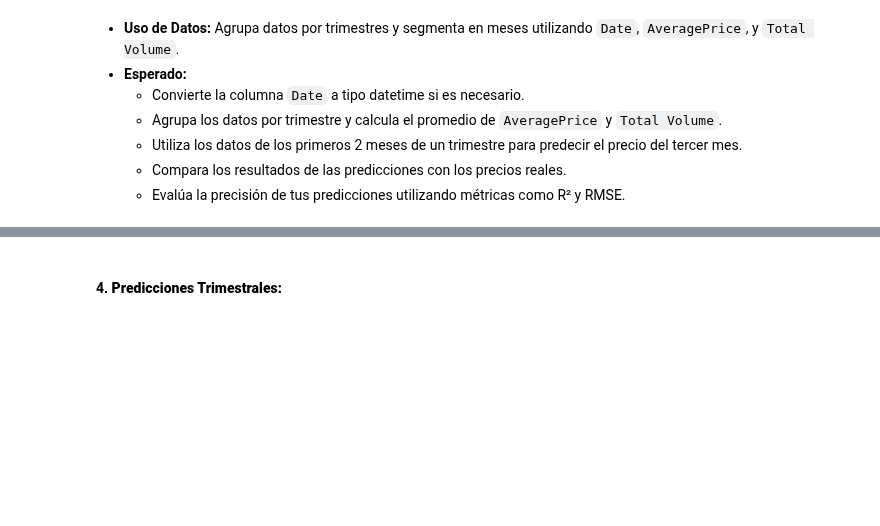
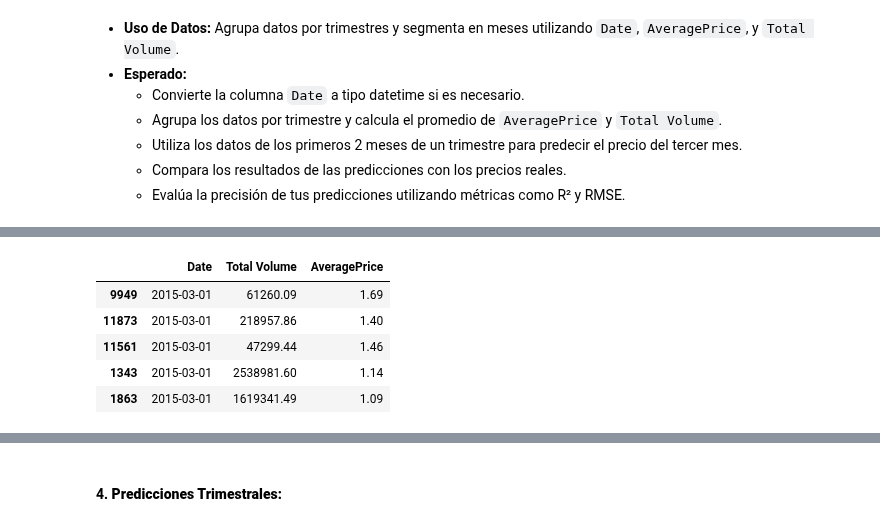
Before and after one commit to albagd77/MAGic-Avocado-TP1, a Jupyter notebook: 05_correlacion_y_regresion.ipynb, the cells around one changed output, grey strips where cells are left out. Cells and saved outputs as stored; diff of their text form; code cells hidden in the pictures; blank space fills up the shorter version.

```diff
--- a/05_correlacion_y_regresion.ipynb
+++ b/05_correlacion_y_regresion.ipynb
@@ -498,0 +237,13 @@ La regresion lineal es un poco mejor, ya que R^2 está alrededor de 0.7 y eso es
+# %%
+df_filtrado_3r = df_ordenado_por_fecha[
+    (df_ordenado_por_fecha['Date'].dt.year == primer_año) &
+    (df_ordenado_por_fecha['Date'].dt.month == 3)
+]
+df_filtrado_3r.head()
+# %% [output]
+|  | Date | Total Volume | AveragePrice |
+| 9949 | 2015-03-01 | 61260.09 | 1.69 |
+| 11873 | 2015-03-01 | 218957.86 | 1.40 |
+| 11561 | 2015-03-01 | 47299.44 | 1.46 |
+| 1343 | 2015-03-01 | 2538981.60 | 1.14 |
+| 1863 | 2015-03-01 | 1619341.49 | 1.09 |
```
Also changed, not shown: parts of 18 cells of this notebook.
